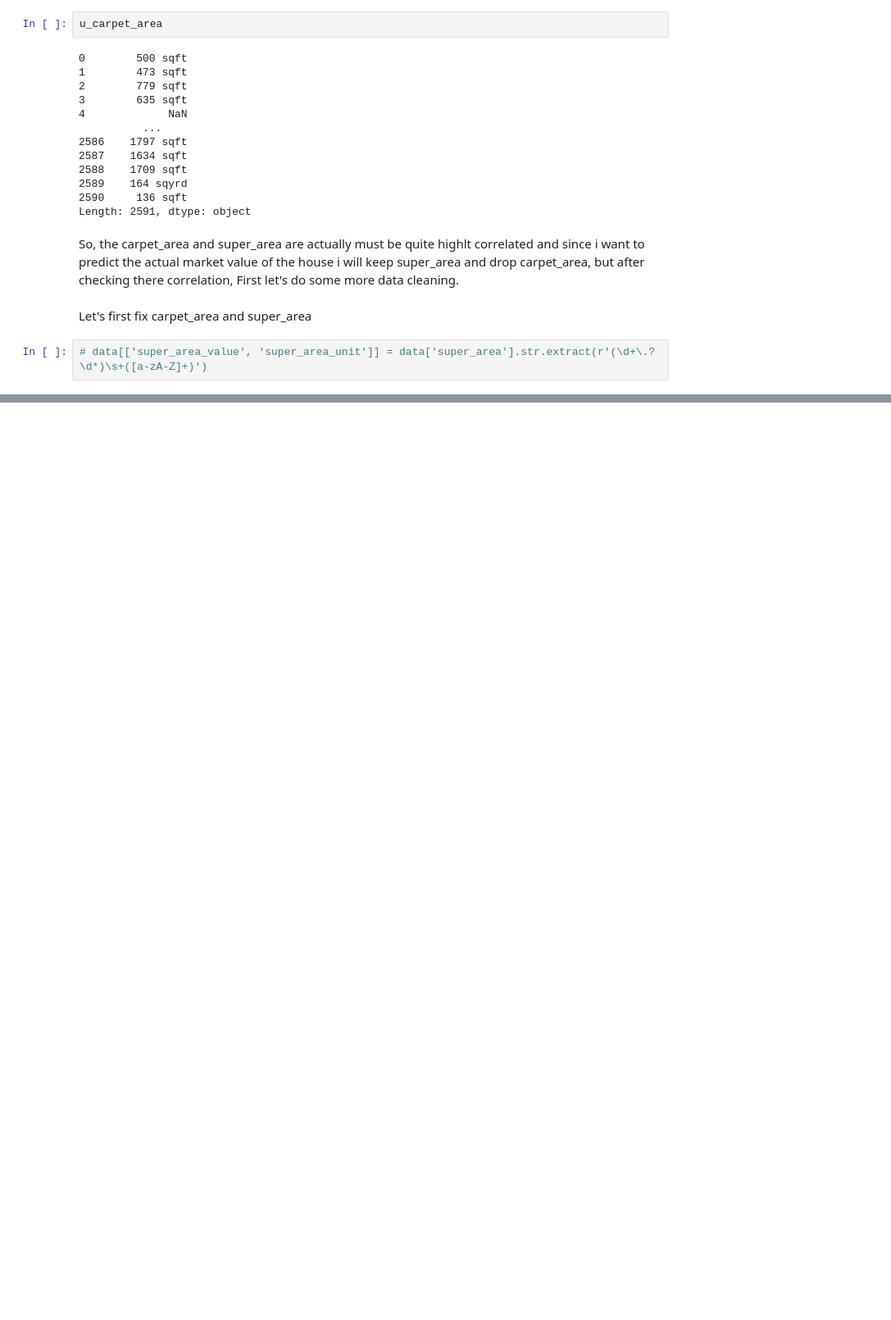
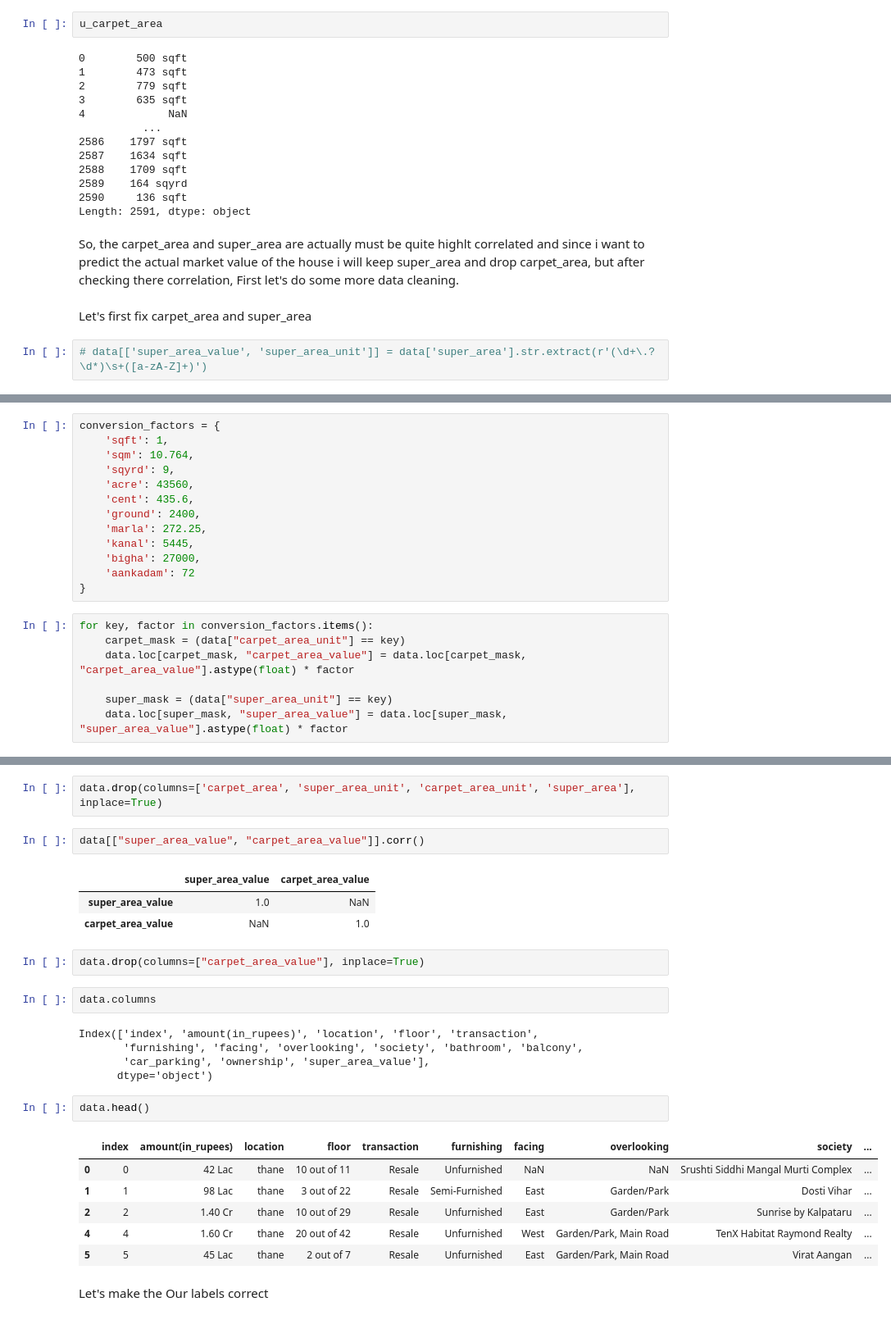
Before and after one commit to Ak62007/ML_Work, a Jupyter notebook: Linear_Regression_and_Decision_Tree_Regressors/notebooks/linear_regression.ipynb, the cells around one changed output, grey strips where cells are left out. Shown at 82% size. Saved outputs shown, nothing was run; the diff lists cells and outputs as text; blank space fills up the shorter version.

```diff
--- a/Linear_Regression_and_Decision_Tree_Regressors/notebooks/linear_regression.ipynb
+++ b/Linear_Regression_and_Decision_Tree_Regressors/notebooks/linear_regression.ipynb
@@ -614,0 +644,20 @@ missing_per["carpet_area"].item()
+# %%
+conversion_factors = {
+    'sqft': 1,
+    'sqm': 10.764,
+    'sqyrd': 9,
+    'acre': 43560,
+    'cent': 435.6,
+    'ground': 2400,
+    'marla': 272.25,
+    'kanal': 5445,
+    'bigha': 27000,
+    'aankadam': 72
+}
+# %%
+for key, factor in conversion_factors.items():
+    carpet_mask = (data["carpet_area_unit"] == key)
+    data.loc[carpet_mask, "carpet_area_value"] = data.loc[carpet_mask, "carpet_area_value"].astype(float) * factor
+
+    super_mask = (data["super_area_unit"] == key)
+    data.loc[super_mask, "super_area_value"] = data.loc[super_mask, "super_area_value"].astype(float) * factor
@@ -614,0 +704,28 @@ missing_per["carpet_area"].item()
+# %%
+data.drop(columns=['carpet_area', 'super_area_unit', 'carpet_area_unit', 'super_area'], inplace=True)
+# %%
+data[["super_area_value", "carpet_area_value"]].corr()
+# %% [output]
+|  | super_area_value | carpet_area_value |
+| super_area_value | 1.0 | NaN |
+| carpet_area_value | NaN | 1.0 |
+# %%
+data.drop(columns=["carpet_area_value"], inplace=True)
+# %%
+data.columns
+# %% [output]
+Index(['index', 'amount(in_rupees)', 'location', 'floor', 'transaction',
+       'furnishing', 'facing', 'overlooking', 'society', 'bathroom', 'balcony',
+       'car_parking', 'ownership', 'super_area_value'],
+      dtype='object')
+# %%
+data.head()
+# %% [output]
+|  | index | amount(in_rupees) | location | floor | transaction | furnishing | facing | overlooking | society | ... |
+| 0 | 0 | 42 Lac | thane | 10 out of 11 | Resale | Unfurnished | NaN | NaN | Srushti Siddhi Mangal Murti Complex | ... |
+| 1 | 1 | 98 Lac | thane | 3 out of 22 | Resale | Semi-Furnished | East | Garden/Park | Dosti Vihar | ... |
+| 2 | 2 | 1.40 Cr | thane | 10 out of 29 | Resale | Unfurnished | East | Garden/Park | Sunrise by Kalpataru | ... |
+| 4 | 4 | 1.60 Cr | thane | 20 out of 42 | Resale | Unfurnished | West | Garden/Park, Main Road | TenX Habitat Raymond Realty | ... |
+| 5 | 5 | 45 Lac | thane | 2 out of 7 | Resale | Unfurnished | East | Garden/Park, Main Road | Virat Aangan | ... |
+# %% [markdown]
+Let's make the Our labels correct
```
Also changed, not shown: parts of 15 cells of this notebook.
